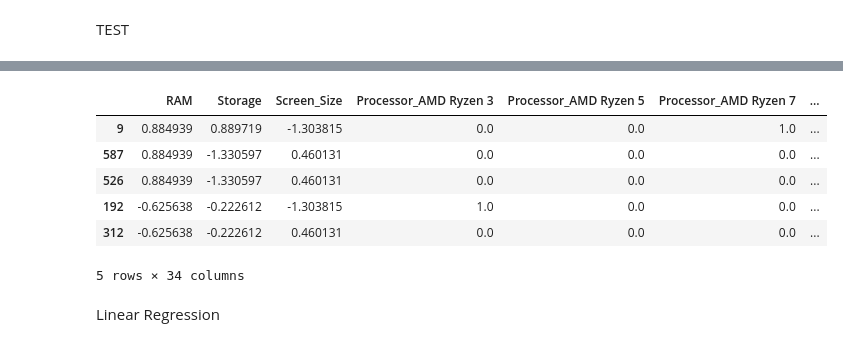
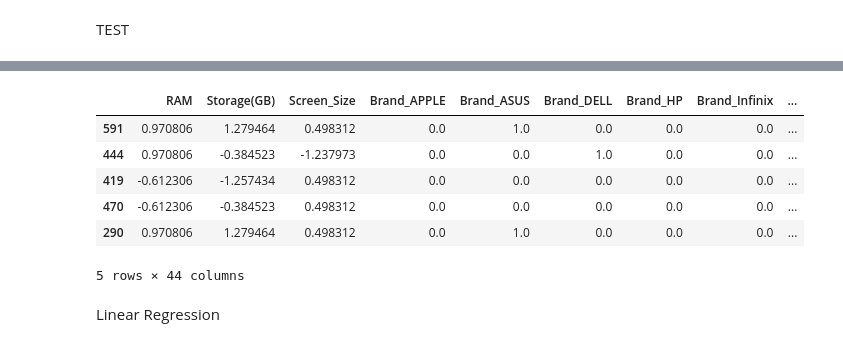
Before and after one commit to IkasaD/Laptop_price_predication, a Jupyter notebook: laptopML.ipynb, the cells around one changed output, grey strips where cells are left out. Drawn from its saved outputs; the diff is of its cells as text; code cells hidden in the pictures.

```diff
--- a/laptopML.ipynb
+++ b/laptopML.ipynb
@@ -137,12 +199,7 @@ from sklearn.preprocessing import StandardScaler
 
 scaler = StandardScaler()
 
-# column names are (annoyingly) lost after Scaling
-# (i.e. the dataframe is converted to a numpy ndarray)
-
-X_train_num_rescaled = pd.DataFrame(scaler.fit_transform(X_train_num),
-                                    columns = X_train_num.columns,
-                                    index = X_train_num.index)
+X_train_num_rescaled = pd.DataFrame(scaler.fit_transform(X_train_num), columns = X_train_num.columns, index = X_train_num.index)
 
 X_train_num_rescaled.head()
 # %% [output]
@@ -285,12 +342,9 @@ from sklearn.preprocessing import OneHotEncoder
 
 encoder = OneHotEncoder(drop='first', sparse=False)
 
-# column names are (annoyingly) lost after OneHotEncoding
-# (i.e. the dataframe is converted to a numpy ndarray)
-
-X_train_cat_ohe = pd.DataFrame(encoder.fit_transform(X_train_cat_oh),
-                               columns=encoder.get_feature_names_out(X_train_cat_oh.columns),
-                               index = X_train_cat_oh.index)
+X_train_cat_ohe = pd.DataFrame(encoder.fit_transform(X_train_cat),
+                               columns=encoder.get_feature_names_out(X_train_cat.columns),
+                               index = X_train_cat.index)
 
 X_train_cat_ohe.head()
 # %% [output]
@@ -400,2 +380,4 @@ X_train_transformed.head()
 # %% [markdown]
 TEST
+# %%
+X_test.loc[800] = {'Brand':'ASUS',"Processor" : "Intel i5"	, 'Core' : 'Hexa', 'RAM' : 8 	, 'RAM_type' : 'LPDDR5',	'Storage(GB)' : 512 , "Storagetype" : 'SSD','OS' : 'Windows 11'	,'Screen_Size' : 15.6 }
@@ -474,7 +474,7 @@ X_test_cat_oh = X_test_cat[['Processor','Core','RAM_type','Storagetype','OS']]
 # %%
-X_test_cat_ohe = pd.DataFrame(encoder.transform(X_test_cat_oh),
-                               columns=encoder.get_feature_names_out(X_test_cat_oh.columns),
-                               index = X_test_cat_oh.index)
+X_test_cat_ohe = pd.DataFrame(encoder.transform(X_test_cat),
+                               columns=encoder.get_feature_names_out(X_test_cat.columns),
+                               index = X_test_cat.index)
 
 X_test_cat_ohe.head()
 # %% [output]
@@ -556,15 +488,15 @@ X_test_cat_le.head()
 # %%
-X_test_transformed = pd.concat([X_test_num_rescaled, X_test_cat_ohe,X_test_cat_le], axis=1)
+X_test_transformed = pd.concat([X_test_num_rescaled, X_test_cat_ohe], axis=1)
 
 X_test_transformed.head()
 # %% [output]
-|  | RAM | Storage | Screen_Size | Processor_AMD Ryzen 3 | Processor_AMD Ryzen 5 | Processor_AMD Ryzen 7 | ... |
-| 9 | 0.884939 | 0.889719 | -1.303815 | 0.0 | 0.0 | 1.0 | ... |
-| 587 | 0.884939 | -1.330597 | 0.460131 | 0.0 | 0.0 | 0.0 | ... |
-| 526 | 0.884939 | -1.330597 | 0.460131 | 0.0 | 0.0 | 0.0 | ... |
-| 192 | -0.625638 | -0.222612 | -1.303815 | 1.0 | 0.0 | 0.0 | ... |
-| 312 | -0.625638 | -0.222612 | 0.460131 | 0.0 | 0.0 | 0.0 | ... |
+|  | RAM | Storage(GB) | Screen_Size | Brand_APPLE | Brand_ASUS | Brand_DELL | Brand_HP | Brand_Infinix | ... |
+| 591 | 0.970806 | 1.279464 | 0.498312 | 0.0 | 1.0 | 0.0 | 0.0 | 0.0 | ... |
+| 444 | 0.970806 | -0.384523 | -1.237973 | 0.0 | 0.0 | 1.0 | 0.0 | 0.0 | ... |
+| 419 | -0.612306 | -1.257434 | 0.498312 | 0.0 | 0.0 | 0.0 | 0.0 | 0.0 | ... |
+| 470 | -0.612306 | -0.384523 | 0.498312 | 0.0 | 0.0 | 0.0 | 0.0 | 0.0 | ... |
+| 290 | 0.970806 | 1.279464 | 0.498312 | 0.0 | 1.0 | 0.0 | 0.0 | 0.0 | ... |
-5 rows × 34 columns
+5 rows × 44 columns
 # %% [markdown]
 Linear Regression
 # %%
```
Also changed, not shown: parts of 87 cells of this notebook.
